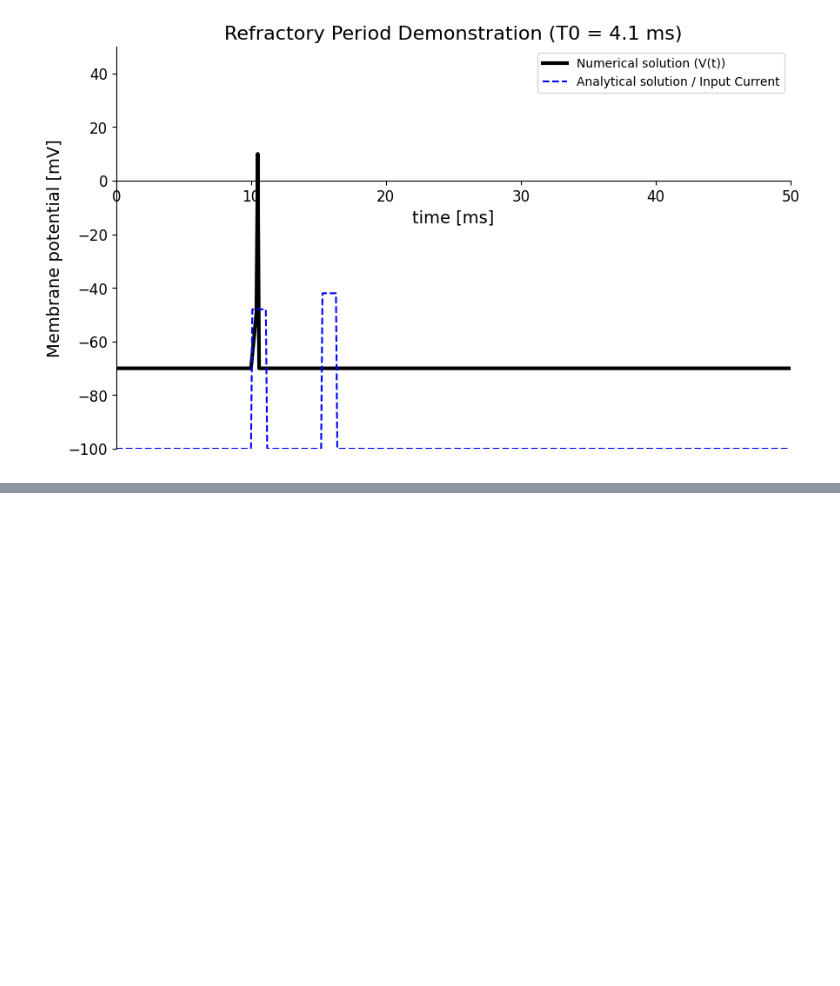
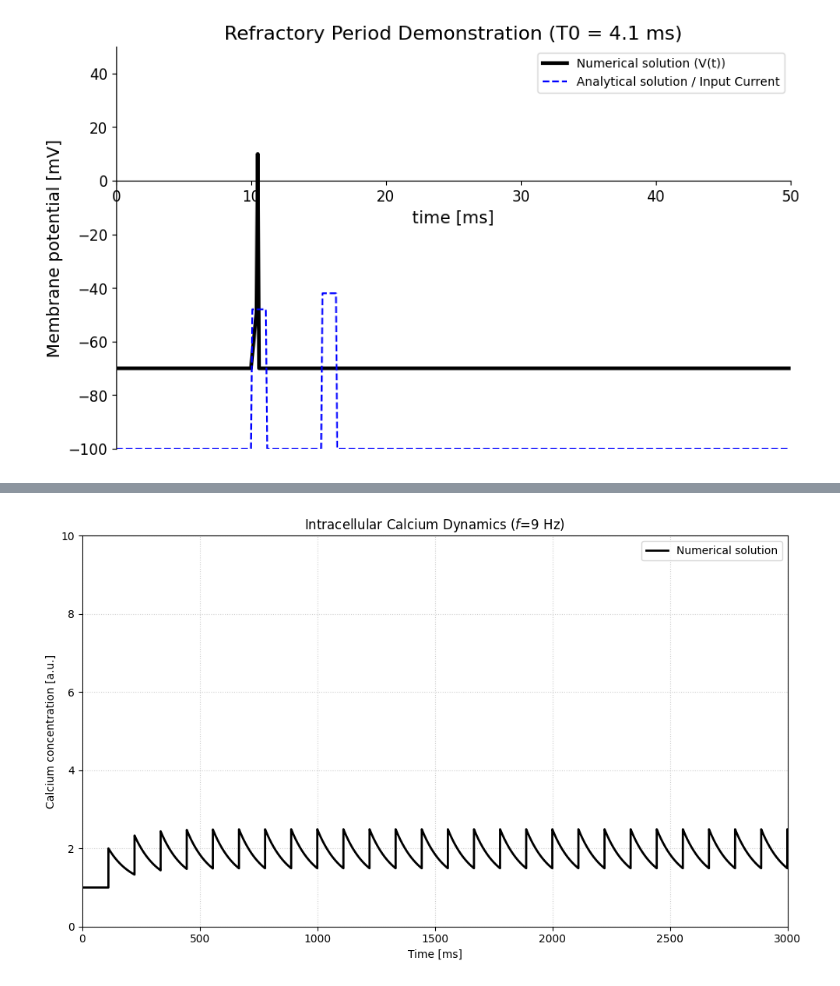
Before and after one commit to mgiugliano/ModellingNeuralSystems, a Jupyter notebook: notebooks/IF.ipynb, the cells around one changed output, grey strips where cells are left out. Drawn from its saved outputs; the diff is of its cells as text; code cells hidden in the pictures; blank space fills up the shorter version.

```diff
--- a/notebooks/IF.ipynb
+++ b/notebooks/IF.ipynb
@@ -282,0 +287,80 @@ plt.show()
+# %%
+# @title Calcium dynamics - change simulation times and current steps { run: "auto" }
+
+import numpy as np
+import matplotlib.pyplot as plt
+
+# @markdown ### Simulation Parameters
+T = 3000.0   # @param {type:"number"}
+dt = 0.05    # @param {type:"number"}
+
+# @markdown ### Biological Parameters
+# @markdown **f**: Frequency of action potentials (Hz).
+f = 9      # @param {type:"slider", min:0, max:20, step:0.5}
+
+# @markdown **Delta**: Influx of Ca++ per spike (arbitrary units).
+Delta = 1.0  # @param {type:"number"}
+
+# @markdown **beta**: Decay rate (1/ms). Represents buffering and extrusion speed.
+beta = 0.01  # @param {type:"number"}
+
+# @markdown **cmin**: Baseline Ca++ concentration.
+cmin = 1   # @param {type:"number"}
+
+
+def run_simulation(f, T, dt, Delta, beta, cmin):
+    """
+    Simulates intracellular Calcium dynamics.
+    """
+    # Time setup
+    time = np.arange(0, T + dt, dt)
+    N = len(time)
+    W = np.zeros(N)
+
+    # Calculate spike timing (Inter-Spike Interval)
+    if f > 0:
+        isi = 1000.0 / f # ISI in ms
+        M = int(np.floor(isi / dt)) # Steps between spikes
+    else:
+        M = 10**9 # Effectively infinite if f=0
+
+    # Initial conditions
+    c = cmin
+
+    # Numerical Integration (Euler Method)
+    for k in range(N):
+        # Check if this time step corresponds to a spike event
+        # We use (k+1) to align with 1-based indexing logic of the original script
+        # implying the first spike happens after one full ISI period.
+        if M > 0 and (k + 1) % M == 0:
+            c = c + Delta # Sudden influx
+        else:
+            # Linear decay dynamics: dc/dt = -beta * (c - cmin)
+            # c_new = c_old + dt * dc/dt
+            c = c - dt * beta * (c - cmin)
+
+        W[k] = c
+
+    return time, W
+
+# Run the simulation
+time, W = run_simulation(f, T, dt, Delta, beta, cmin)
+
+# Visualization
+plt.figure(figsize=(10, 6))
+plt.plot(time, W, color='black', linewidth=2, label='Numerical solution')
+
+plt.title(f'Intracellular Calcium Dynamics ($f$={f} Hz)')
+plt.xlabel('Time [ms]')
+plt.ylabel('Calcium concentration [a.u.]')
+
+# Visual settings from the original notebook
+plt.xlim(0, T)
+plt.ylim(0, 10) # Fixed y-limit to see accumulation effects clearly
+plt.grid(True, linestyle=':', alpha=0.6)
+plt.legend(loc='upper right')
+
+plt.tight_layout()
+plt.show()
+# %% [output]
+[figure, added]
```
Also changed, not shown: parts of 8 cells of this notebook.
